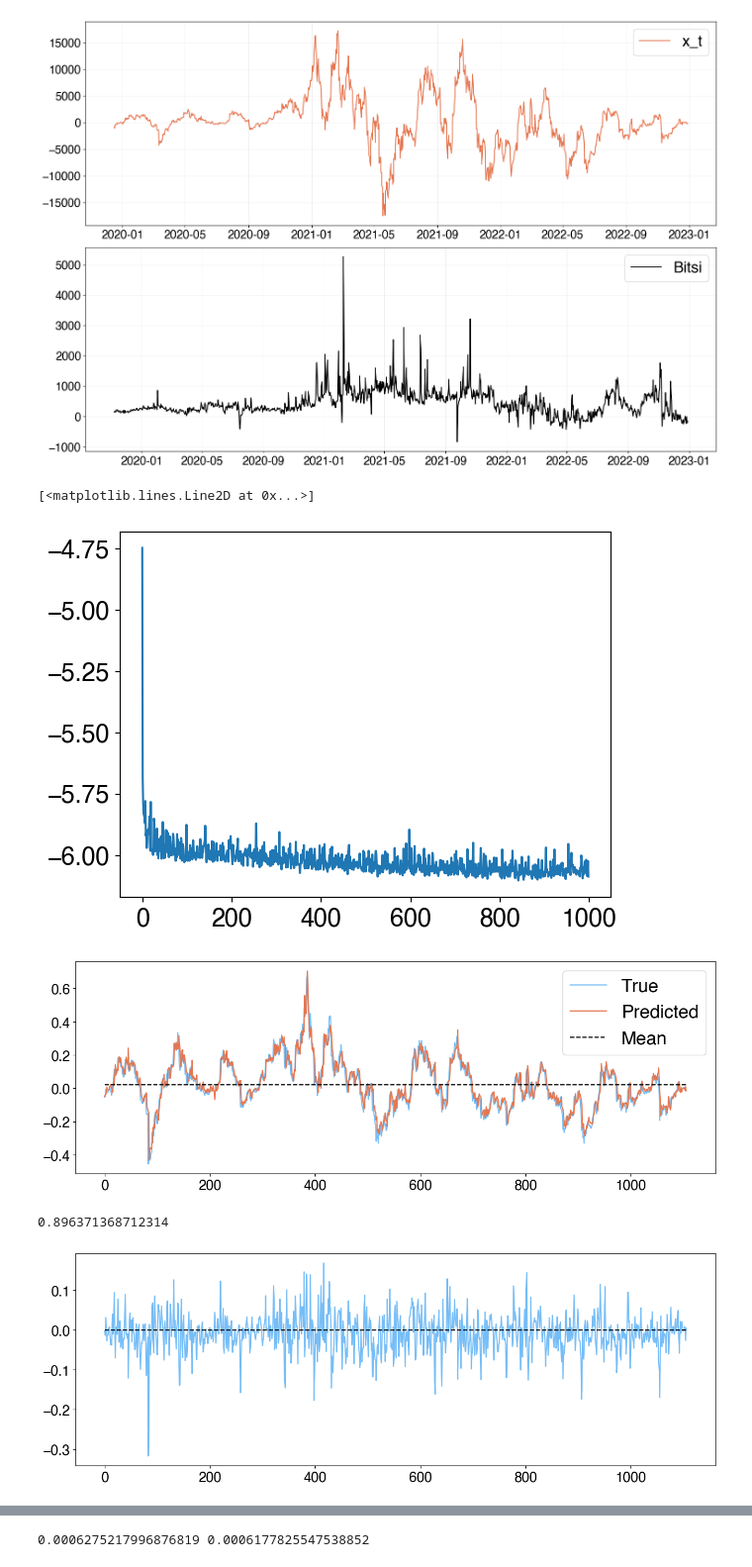
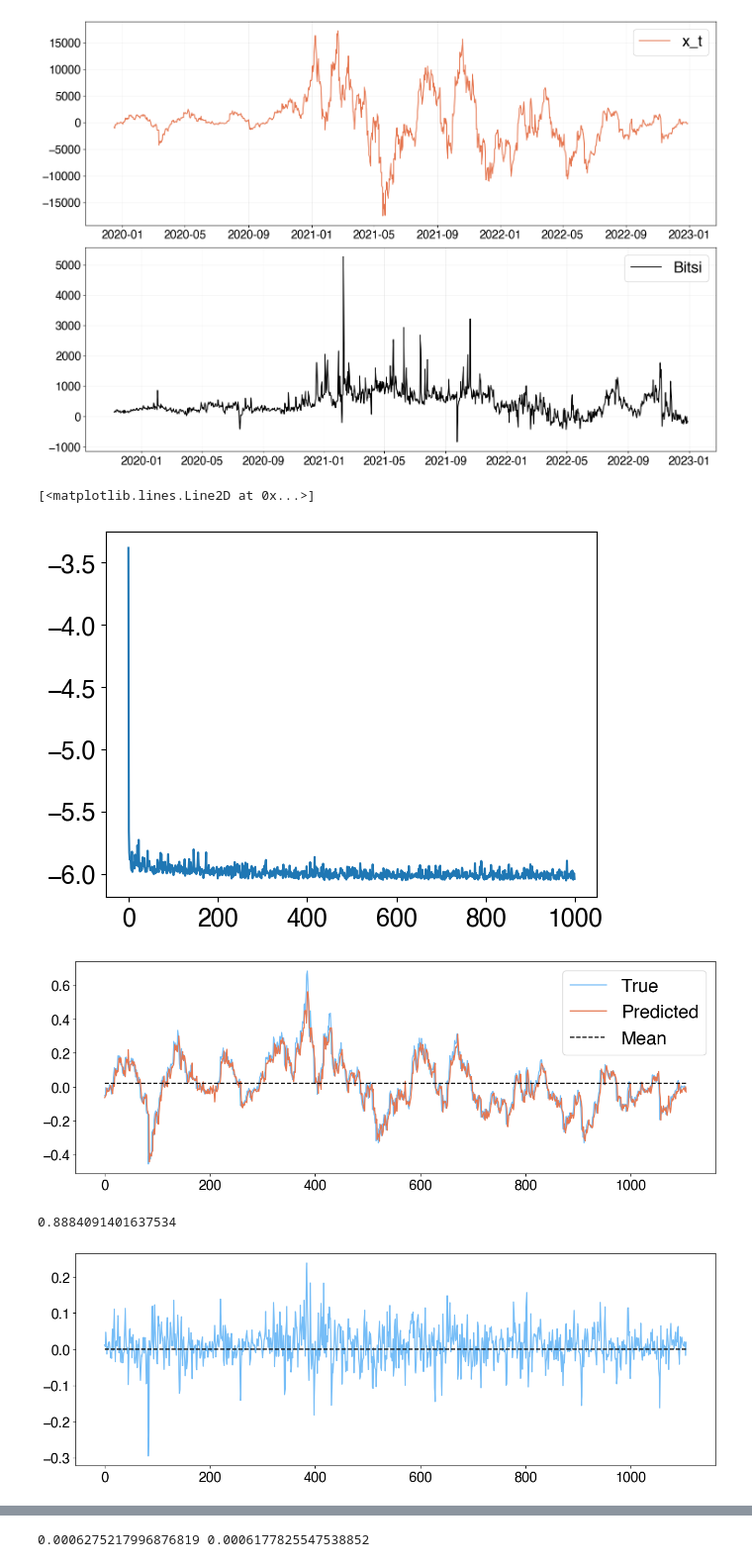
Before and after one commit to TommasoDF/Repo, a Jupyter notebook: Estimation/estimation_db.ipynb, the cells around one changed output, grey strips where cells are left out. Shown at 99% size. Drawn from its saved outputs; the diff is of its cells as text; code cells hidden in the pictures.

```diff
--- a/Estimation/estimation_db.ipynb
+++ b/Estimation/estimation_db.ipynb
@@ -97,12 +97,13 @@ y = df_estimation['y_ML'].values
 
 # Reshape the input data to be 3D (samples, time steps, features)
 X = X.reshape((X.shape[0], 1, X.shape[1]))
+y = y.reshape((y.shape[0], 1, 1))
 # %%
 # Define a deep neural network
 model = Sequential()
 
 # add a dense layer with 100 neurons
-model.add(LSTM(96, activation='relu', input_shape=(X.shape[1], X.shape[2])))
+model.add(Dense(96, activation='relu', input_shape=(X.shape[1], X.shape[2])))
 model.add(Dense(1))
 model.compile(optimizer='adam', loss='mse')
 # %%
@@ -116,36 +117,36 @@ model.fit(X, y, epochs=1000, verbose=0)
 plt.plot(np.log(model.history.history['loss']), label='train')
 # %% [output]
 [<matplotlib.lines.Line2D at 0x...>]
-[figure, old version]
+[figure, new version]
 # %%
 #Make predictions
 yhat = model.predict(X, verbose=0)[:,-1] #go from 3d to 2d
 
 # Plot the results
 fig, ax = plt.subplots(figsize=(15,5))
-ax.plot(y, color=color_blue, label='True')
+ax.plot(y[:,-1], color=color_blue, label='True')
 ax.plot(yhat, color=color_orange, label='Predicted')
-ax.plot(y.mean()*np.ones(len(y)), color='black', linestyle='--', label='Mean')
+ax.plot(y[:-1].mean()*np.ones(len(y)), color='black', linestyle='--', label='Mean')
 ax.legend()
 plt.show()
 # %% [output]
-[figure, old version]
+[figure, new version]
 # %%
 # Evaluate the r-squared
-tss = np.sum((y - np.mean(y))**2)
-rss = np.sum((y - yhat)**2)
+tss = np.sum((y[:,-1] - np.mean(y))**2)
+rss = np.sum((y[:,-1] - yhat)**2)
 r_squared = 1 - rss/tss
 print(r_squared)
 # %% [output]
-0.896371368712314
+0.8884091401637534
 # %%
 # plot the residuals
 fig, ax = plt.subplots(figsize=(15,5))
-ax.plot(y - yhat, color=color_blue)
+ax.plot(y[:,-1] - yhat, color=color_blue)
 ax.plot(np.zeros(len(y)), color='black', linestyle='--')
 plt.show()
 # %% [output]
-[figure, old version]
+[figure, new version]
 # %%
 # # Save the estimated data
 # df_estimation['y'] = df_estimation['y']/df_estimation['fundamental']
```
Also changed, not shown: 31 other files.
